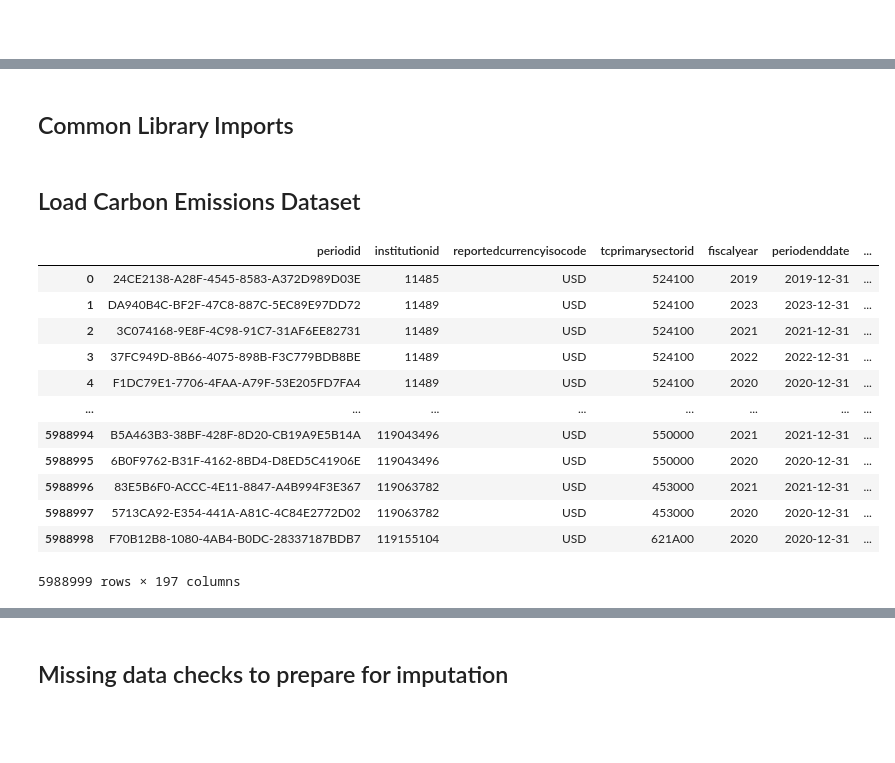
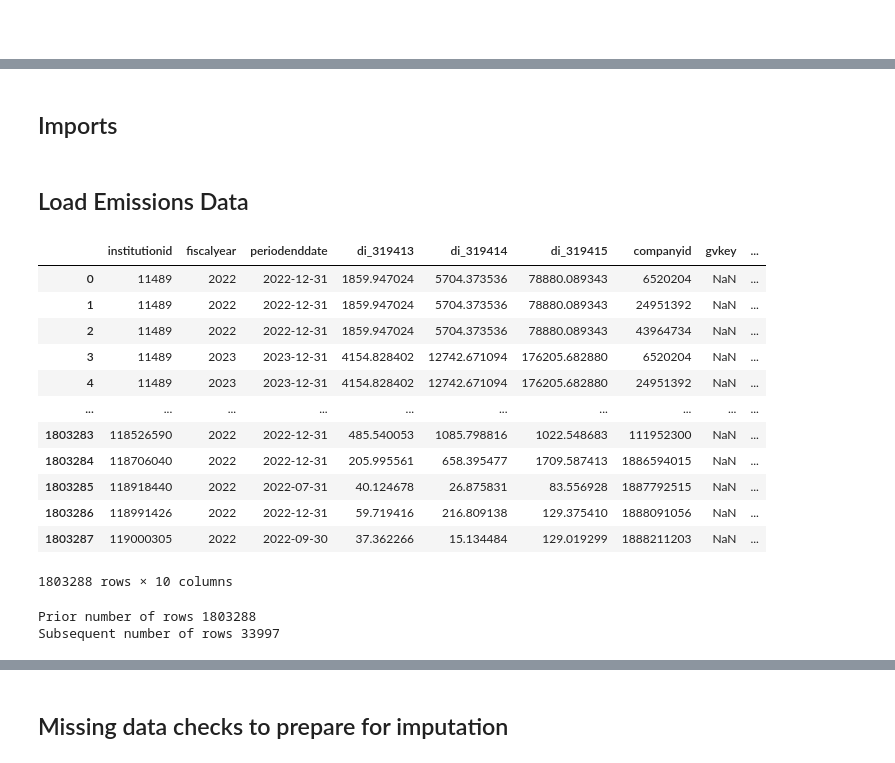
Before and after one commit to varunchodanker/MSc-Individual-Project, a Jupyter notebook: Phase1.ipynb, the cells around one changed output, grey strips where cells are left out. Saved outputs shown, nothing was run; the diff lists cells and outputs as text; code cells hidden in the pictures; blank space fills up the shorter version.

Commit message:
Test emissions, trying to get proper gvkeys

```diff
--- a/EDA.ipynb
+++ b/Phase1.ipynb
@@ -5,26 +6,29 @@
 # %% [markdown]
-## Common Library Imports
+## Imports
 # %%
 import pandas as pd
 import numpy as np
 # %% [markdown]
-## Load Carbon Emissions Dataset
+## Load Emissions Data
 # %%
 """ Read in the CSV """
-df = pd.read_csv("carbon_emissions.csv")
+raw_emissions_df = pd.read_csv(
+    "phase1_emissions.csv",
+    dtype={"companyid": "str", "gvkey": "str"} #identifiers are read in
+)
 
-df
+raw_emissions_df
 # %% [output]
-|  | periodid | institutionid | reportedcurrencyisocode | tcprimarysectorid | fiscalyear | periodenddate | ... |
-| 0 | 24CE2138-A28F-4545-8583-A372D989D03E | 11485 | USD | 524100 | 2019 | 2019-12-31 | ... |
-| 1 | DA940B4C-BF2F-47C8-887C-5EC89E97DD72 | 11489 | USD | 524100 | 2023 | 2023-12-31 | ... |
-| 2 | 3C074168-9E8F-4C98-91C7-31AF6EE82731 | 11489 | USD | 524100 | 2021 | 2021-12-31 | ... |
-| 3 | 37FC949D-8B66-4075-898B-F3C779BDB8BE | 11489 | USD | 524100 | 2022 | 2022-12-31 | ... |
-| 4 | F1DC79E1-7706-4FAA-A79F-53E205FD7FA4 | 11489 | USD | 524100 | 2020 | 2020-12-31 | ... |
-| ... | ... | ... | ... | ... | ... | ... | ... |
-| 5988994 | B5A463B3-38BF-428F-8D20-CB19A9E5B14A | 119043496 | USD | 550000 | 2021 | 2021-12-31 | ... |
-| 5988995 | 6B0F9762-B31F-4162-8BD4-D8ED5C41906E | 119043496 | USD | 550000 | 2020 | 2020-12-31 | ... |
-| 5988996 | 83E5B6F0-ACCC-4E11-8847-A4B994F3E367 | 119063782 | USD | 453000 | 2021 | 2021-12-31 | ... |
-| 5988997 | 5713CA92-E354-441A-A81C-4C84E2772D02 | 119063782 | USD | 453000 | 2020 | 2020-12-31 | ... |
-| 5988998 | F70B12B8-1080-4AB4-B0DC-28337187BDB7 | 119155104 | USD | 621A00 | 2020 | 2020-12-31 | ... |
+|  | institutionid | fiscalyear | periodenddate | di_319413 | di_319414 | di_319415 | companyid | gvkey | ... |
+| 0 | 11489 | 2022 | 2022-12-31 | 1859.947024 | 5704.373536 | 78880.089343 | 6520204 | NaN | ... |
+| 1 | 11489 | 2022 | 2022-12-31 | 1859.947024 | 5704.373536 | 78880.089343 | 24951392 | NaN | ... |
+| 2 | 11489 | 2022 | 2022-12-31 | 1859.947024 | 5704.373536 | 78880.089343 | 43964734 | NaN | ... |
+| 3 | 11489 | 2023 | 2023-12-31 | 4154.828402 | 12742.671094 | 176205.682880 | 6520204 | NaN | ... |
+| 4 | 11489 | 2023 | 2023-12-31 | 4154.828402 | 12742.671094 | 176205.682880 | 24951392 | NaN | ... |
+| ... | ... | ... | ... | ... | ... | ... | ... | ... | ... |
+| 1803283 | 118526590 | 2022 | 2022-12-31 | 485.540053 | 1085.798816 | 1022.548683 | 111952300 | NaN | ... |
+| 1803284 | 118706040 | 2022 | 2022-12-31 | 205.995561 | 658.395477 | 1709.587413 | 1886594015 | NaN | ... |
+| 1803285 | 118918440 | 2022 | 2022-07-31 | 40.124678 | 26.875831 | 83.556928 | 1887792515 | NaN | ... |
+| 1803286 | 118991426 | 2022 | 2022-12-31 | 59.719416 | 216.809138 | 129.375410 | 1888091056 | NaN | ... |
+| 1803287 | 119000305 | 2022 | 2022-09-30 | 37.362266 | 15.134484 | 129.019299 | 1888211203 | NaN | ... |
-5988999 rows × 197 columns
+1803288 rows × 10 columns
@@ -30,0 +89,10 @@ df
+# %%
+""" Quality control """
+print(f"Prior number of rows {len(raw_emissions_df)}")
+emissions_df = raw_emissions_df[~np.isnan(raw_emissions_df["gvkey"])]
+emissions_df = emissions_df.drop(columns=["di_326737", "di_367750"])
+emissions_df = emissions_df.dropna()
+print(f"Subsequent number of rows {len(emissions_df)}")
+# %% [output]
+Prior number of rows 1803288
+Subsequent number of rows 33997
```
Also changed, not shown: parts of 12 cells of this notebook.
